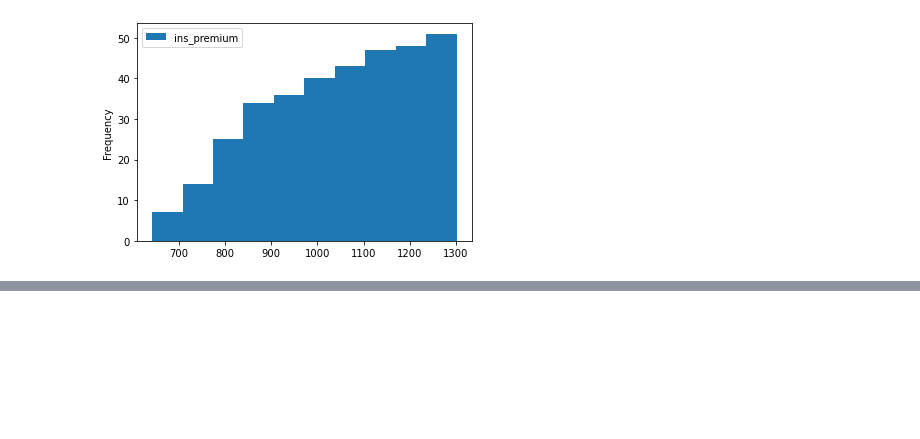
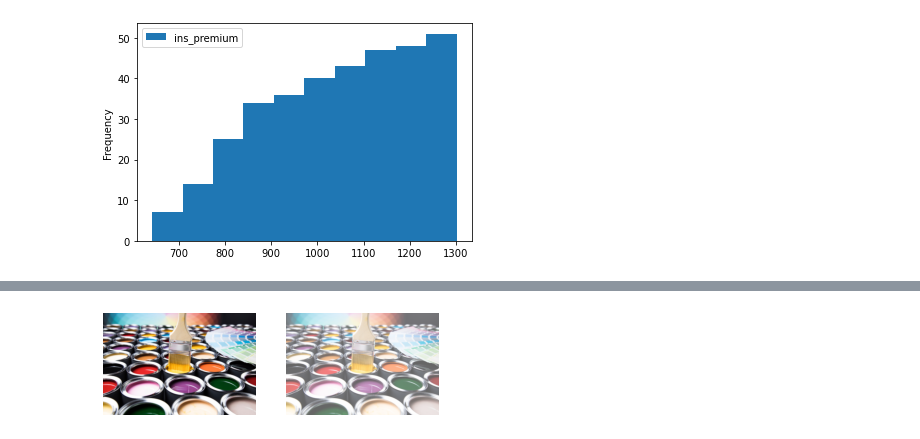
Before and after one commit to artinmajdi/resbaz_2021, a Jupyter notebook: resbaz2021.ipynb, the cells around one changed output, grey strips where cells are left out. Saved outputs shown, nothing was run; the diff lists cells and outputs as text; code cells hidden in the pictures; blank space fills up the shorter version.

```diff
--- a/resbaz2021.ipynb
+++ b/resbaz2021.ipynb
@@ -491,0 +598,33 @@ df2.plot(y='ins_premium', kind='hist', bins=10, cumulative=True)
+# %%
+def tint_image(image=np.array([]) , percent=0.0):
+    """    image: the image which will be shaded
+           percent: a value between 0 (image will remain unchanged and 1 (image will completely white) """
+
+    # normalizing the image
+    image = image/255
+
+    # image shape
+    shape = image.shape
+
+    # creating a white image
+    white_image = np.ones(shape)
+
+    # tint the original image
+    tinted_image = image + (white_image - image) * percent
+
+    # outputing the tinted image
+    return tinted_image
+
+
+image = plt.imread('figures/paint.jpg')
+
+new_image = tint_image(image=image, percent=0.4)
+
+plt.subplot(121).imshow(image)
+plt.axis("off")
+
+plt.subplot(122).imshow(new_image)
+plt.axis("off")
+plt.show()
+# %% [output]
+[figure, added]
```
Also changed, not shown: parts of 53 cells of this notebook, 4 other files.
